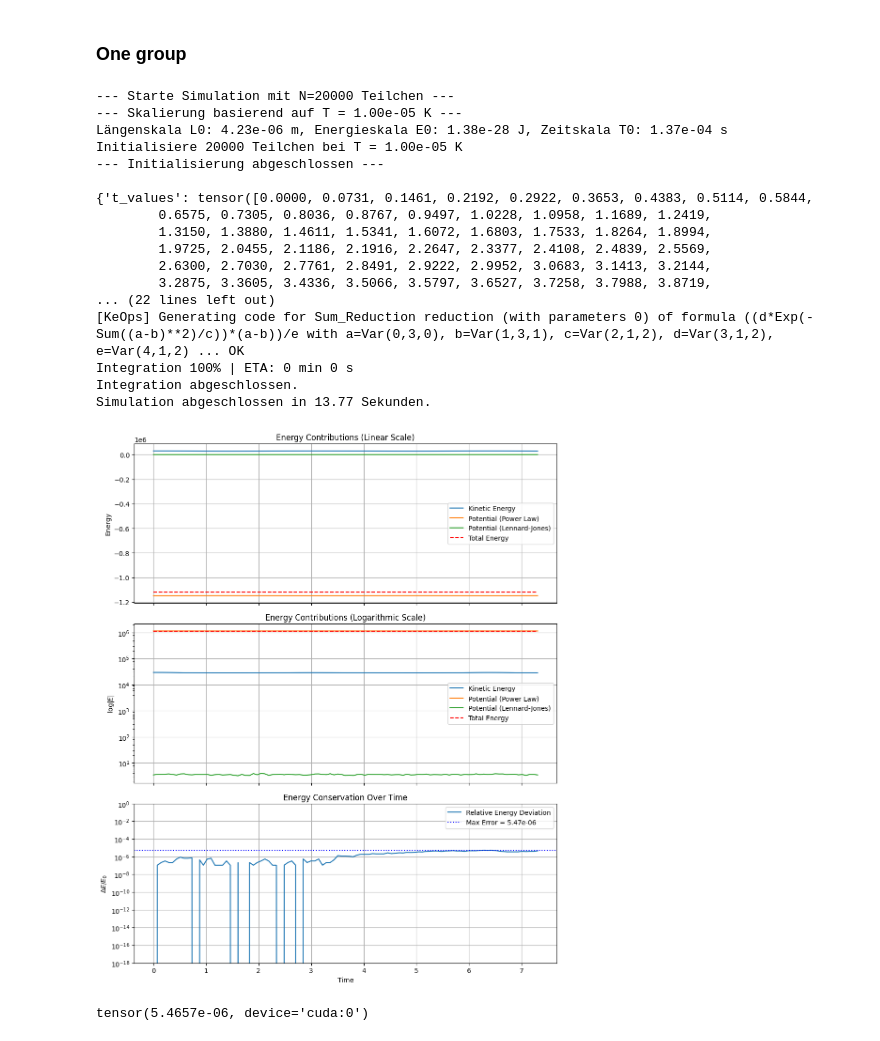
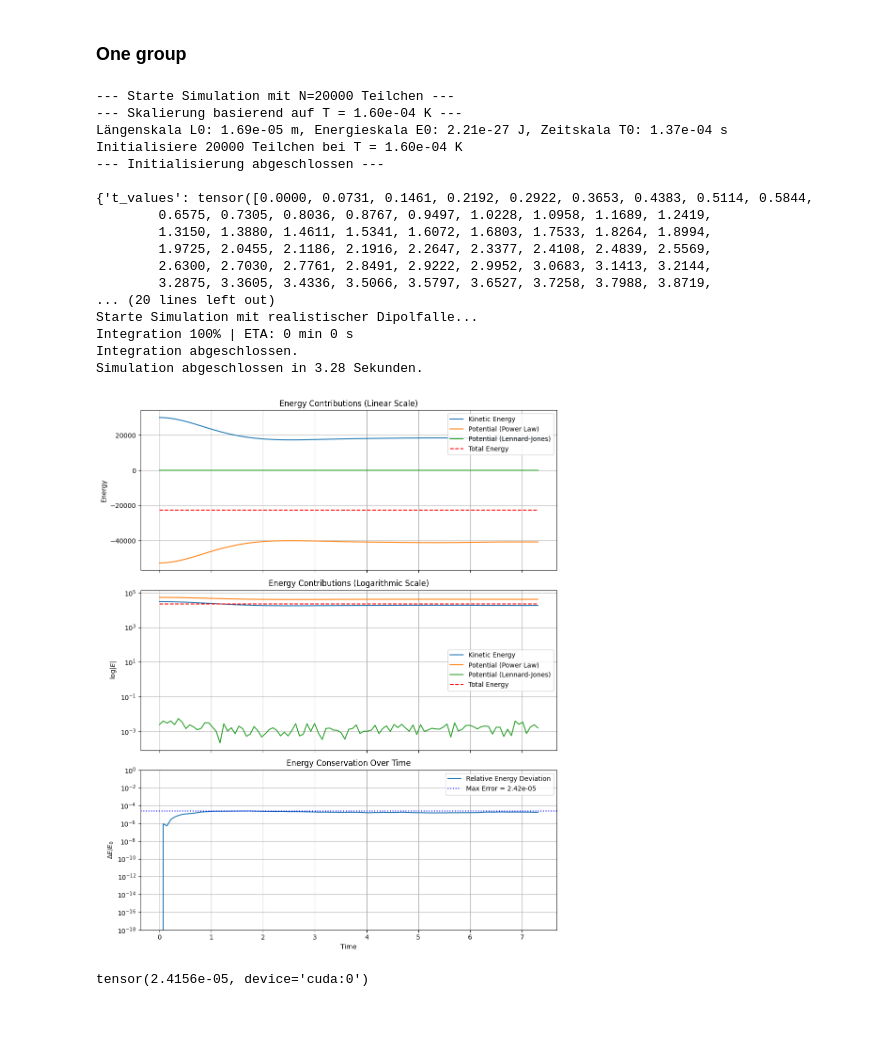
Before and after one commit to christpaul94/MastersThesis_PaulChrist, a Jupyter notebook: TrappedAtomsSimulation_DipolePotential.ipynb, the cells around one changed output. Cells and saved outputs as stored; diff of their text form; code cells hidden in the pictures.

```diff
--- a/TrappedAtomsSimulation_DipolePotential.ipynb
+++ b/TrappedAtomsSimulation_DipolePotential.ipynb
@@ -124,7 +124,7 @@ print(f"  f_mean: {trap_frequencies['freq_mean_hz']:.0f} Hz")
 ### One group
 # %%
 N_PARTICLES = 20000         # Kleinere Zahl für einen schnellen Test
-TEMPERATURE_K = 10e-6       # 100 nK
+TEMPERATURE_K = 160e-6       # 100 nK
 SIMULATION_TIME_S = 0.001     # 10 ms
 TIMESTEP_S = 1e-5            # Speichern alle 0.1 ms
 SUBSTEPS = 5
@@ -162,23 +162,13 @@ T0 = sim_init_params['T0_s']
 Delta_D2 = omega_L - omega_0_D2
 
 # a) Parameter für die Dipolfalle
-trap_params = {
-    # Geometrie & Leistung (wie gehabt)
-    "P_x": P_x,
-    "P_y": P_y,
-    "w0_x": w0_x_SI,
-    "w0_y": w0_y_SI,
-    "s0_x": zR_x_SI,
-    "s0_y": zR_y_SI,
-
-    # Parameter für Extended Model (NEUE SCHLÜSSEL)
+trap_params_extended = {
+    "P_x": P_x, "P_y": P_y,
+    "w0_x": w0_x_SI, "w0_y": w0_y_SI,
+    "s0_x": zR_x_SI, "s0_y": zR_y_SI,
     "omega_L": omega_L,
-    "omega_0_D1": omega_0_D1,
-    "Gamma_D1": Gamma_D1,
-    "omega_0_D2": omega_0_D2,
-    "Gamma_D2": Gamma_D2,
-
-    # Skalierungsfaktoren (wie gehabt)
+    "omega_0_D1": omega_0_D1, "Gamma_D1": Gamma_D1,
+    "omega_0_D2": omega_0_D2, "Gamma_D2": Gamma_D2,
     "L0": L0,
     "E0": E0
 }
@@ -202,44 +192,44 @@ start_time = time.perf_counter()
 
 results = run_verlet_simulation_general(
     trap_force_func=calculate_crossed_beam_dipole_potential,
-    trap_force_params=trap_params,
+    trap_force_params=trap_params_extended,
 
     pair_force_func=pair_keops_fp,
     pair_force_params=pair_params,
 
     **integrator_params
 )
 
 duration = time.perf_counter() - start_time
 print(f"Simulation abgeschlossen in {duration:.2f} Sekunden.")
 
 # --- 7. Ergebnisse plotten ---
 plot_energy_and_error(
     results['times'],
     results['kinetic_energy'],
     results['potential_energy_trap'],
     results['potential_energy_pair']
 )
 # %% [output]
 --- Starte Simulation mit N=20000 Teilchen ---
---- Skalierung basierend auf T = 1.00e-05 K ---
-Längenskala L0: 4.23e-06 m, Energieskala E0: 1.38e-28 J, Zeitskala T0: 1.37e-04 s
-Initialisiere 20000 Teilchen bei T = 1.00e-05 K
+--- Skalierung basierend auf T = 1.60e-04 K ---
+Längenskala L0: 1.69e-05 m, Energieskala E0: 2.21e-27 J, Zeitskala T0: 1.37e-04 s
+Initialisiere 20000 Teilchen bei T = 1.60e-04 K
 --- Initialisierung abgeschlossen ---
 
 {'t_values': tensor([0.0000, 0.0731, 0.1461, 0.2192, 0.2922, 0.3653, 0.4383, 0.5114, 0.5844,
         0.6575, 0.7305, 0.8036, 0.8767, 0.9497, 1.0228, 1.0958, 1.1689, 1.2419,
         1.3150, 1.3880, 1.4611, 1.5341, 1.6072, 1.6803, 1.7533, 1.8264, 1.8994,
         1.9725, 2.0455, 2.1186, 2.1916, 2.2647, 2.3377, 2.4108, 2.4839, 2.5569,
         2.6300, 2.7030, 2.7761, 2.8491, 2.9222, 2.9952, 3.0683, 3.1413, 3.2144,
         3.2875, 3.3605, 3.4336, 3.5066, 3.5797, 3.6527, 3.7258, 3.7988, 3.8719,
-... (22 lines left out)
-[KeOps] Generating code for Sum_Reduction reduction (with parameters 0) of formula ((d*Exp(-Sum((a-b)**2)/c))*(a-b))/e with a=Var(0,3,0), b=Var(1,3,1), c=Var(2,1,2), d=Var(3,1,2), e=Var(4,1,2) ... OK
+... (20 lines left out)
+Starte Simulation mit realistischer Dipolfalle...
 Integration 100% | ETA: 0 min 0 s
 Integration abgeschlossen.
-Simulation abgeschlossen in 13.77 Sekunden.
+Simulation abgeschlossen in 3.28 Sekunden.
-[figure, old version]
+[figure, new version]
-tensor(5.4657e-06, device='cuda:0')
+tensor(2.4156e-05, device='cuda:0')
 # %%
 from typing import Dict, Tuple, Callable
 
```
Also changed, not shown: parts of 5 cells of this notebook.
